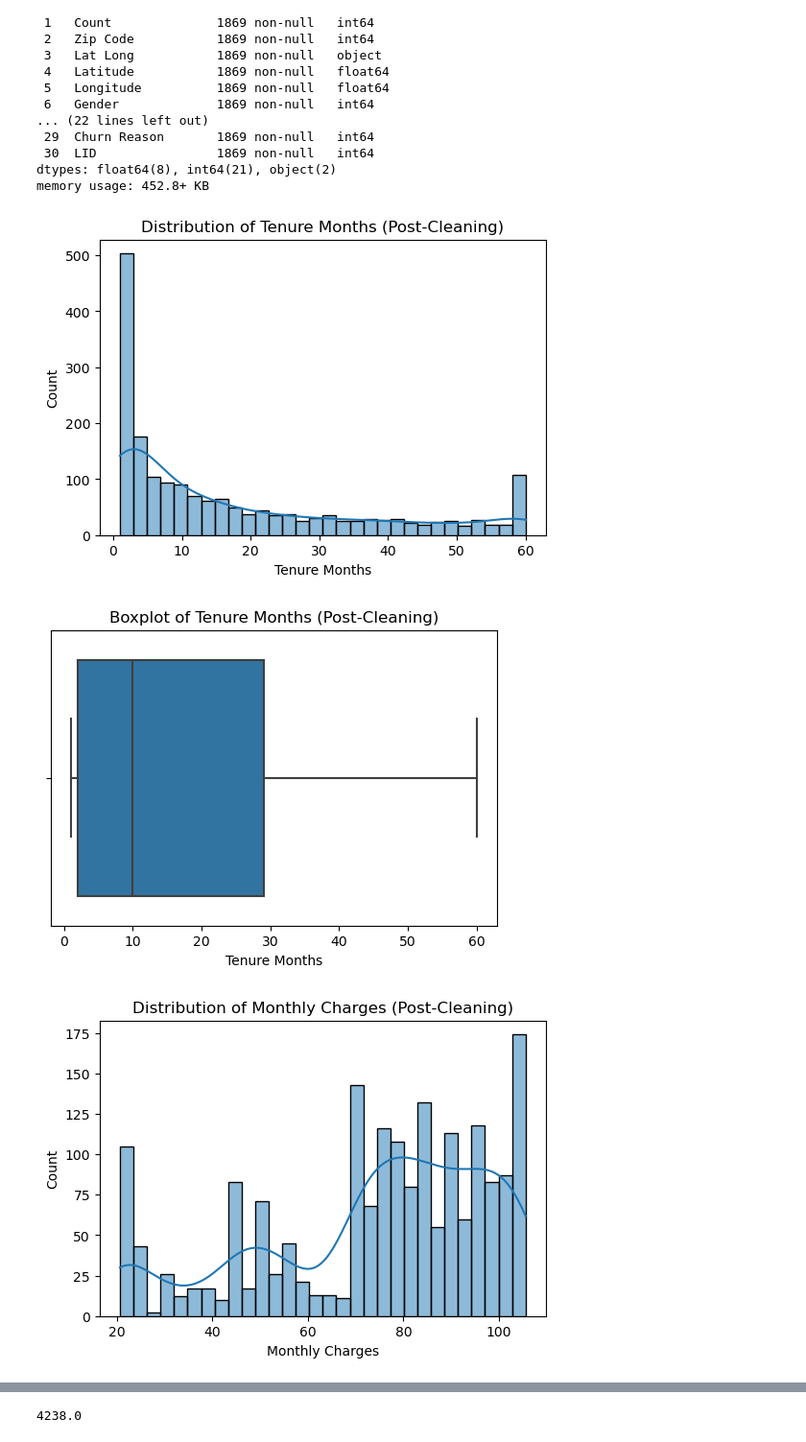
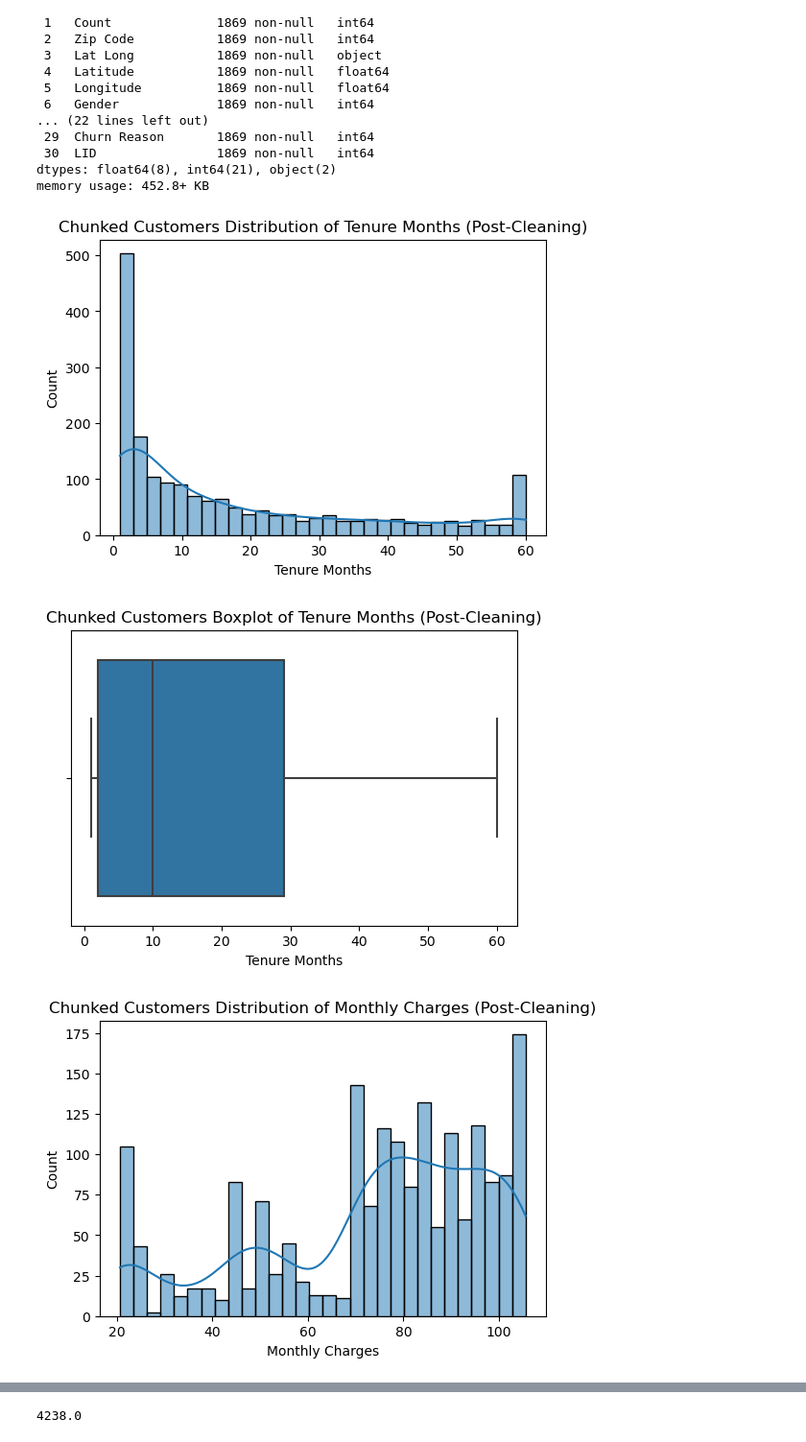
Before and after one commit to skarshad1928/Python, a Jupyter notebook: NSDC INTERNSHIP/WORK1.ipynb, the cells around one changed output, grey strips where cells are left out. Shown at 96% size. Saved outputs shown, nothing was run; the diff lists cells and outputs as text; code cells hidden in the pictures.

```diff
--- a/NSDC INTERNSHIP/WORK1.ipynb
+++ b/NSDC INTERNSHIP/WORK1.ipynb
@@ -54,7 +54,8 @@ numeric_columns.remove("Zip Code")
 numeric_columns.remove("Count")
 logging.info("Removed columns are unnecessary  column They might be fall in categorical or  numeric But statistic Operation Unrelated")
 numeric_columns.append("Total Charges")
-df_chunked_customers["Total Charges"] = df_chunked_customers["Total Charges"].astype(float)
+# Convert 'Total Charges' to float, coercing errors if there are non-numeric values
+df_chunked_customers["Total Charges"] = pd.to_numeric(df_chunked_customers["Total Charges"], errors='coerce')
 logging.info("Converted  Data Type of total charges to float64")
 # %% [output]
 A value is trying to be set on a copy of a slice from a DataFrame.
@@ -434,26 +435,26 @@ memory usage: 452.8+ KB
 # %%
 import matplotlib.pyplot as plt
 import seaborn as sns
 
 # List of numeric columns
 num_cols = ['Tenure Months', 'Monthly Charges', 'Total Charges', 'CLTV']
 
 # Plot histograms + KDE (distribution) and Boxplots
 for col in num_cols:
     # Histogram + KDE
     plt.figure(figsize=(6,4))
     sns.histplot(df_copy[col], kde=True, bins=30)
-    plt.title(f"Distribution of {col} (Post-Cleaning)")
-    plt.savefig(f"distribution_{col.replace(' ', '_')}.png", dpi=300, bbox_inches="tight")
+    plt.title(f"Chunked Customers Distribution of {col} (Post-Cleaning)")
+    plt.savefig(f"Chunked_Customers distribution_{col.replace(' ', '_')}.png", dpi=300, bbox_inches="tight")
     plt.show()
 
     # Boxplot
     plt.figure(figsize=(6,4))
     sns.boxplot(x=df_copy[col])
-    plt.title(f"Boxplot of {col} (Post-Cleaning)")
-    plt.savefig(f"boxplot_{col.replace(' ', '_')}.png", dpi=300, bbox_inches="tight")
+    plt.title(f"Chunked Customers Boxplot of {col} (Post-Cleaning)")
+    plt.savefig(f"Chunked_Customers boxplot_{col.replace(' ', '_')}.png", dpi=300, bbox_inches="tight")
     plt.show()
 # %% [output]
-[figure, old version]
+[figure, new version]
-[figure, old version]
+[figure, new version]
-[figure, old version]
+[figure, new version]
```
Also changed, not shown: parts of 20 cells of this notebook.
